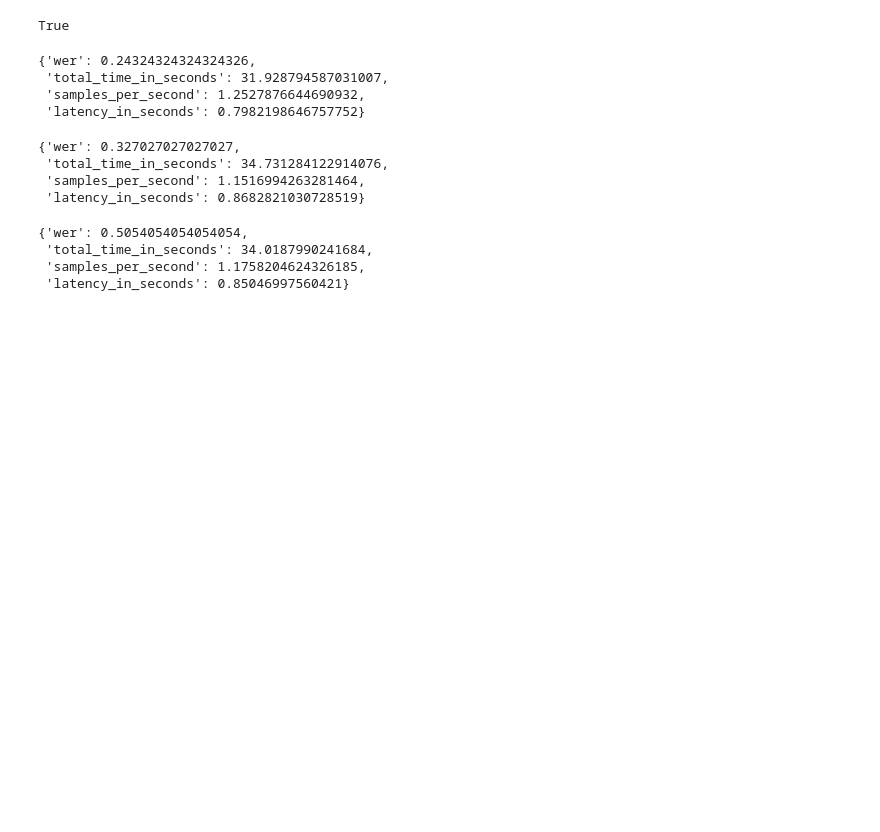
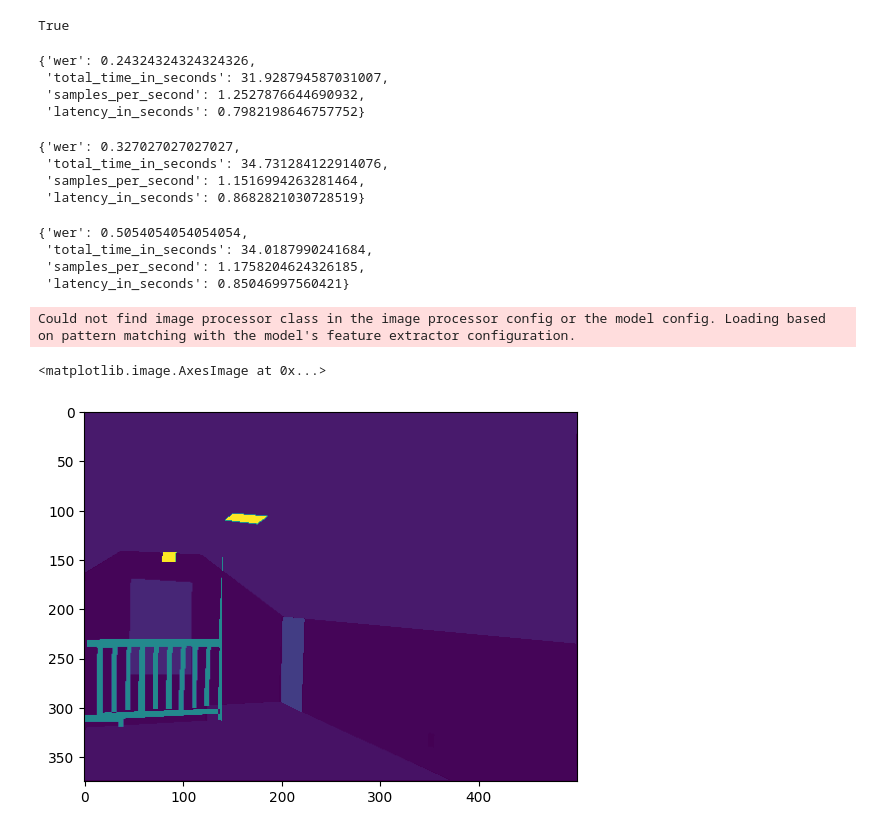
Before and after one commit to danjacobellis/moco, a Jupyter notebook: mpq.ipynb, the cells around one changed output. Saved outputs shown, nothing was run; the diff lists cells and outputs as text; code cells hidden in the pictures; blank space fills up the shorter version.

```diff
--- a/mpq.ipynb
+++ b/mpq.ipynb
@@ -207,3 +208,12 @@ eval_results
  'total_time_in_seconds': 34.0187990241684,
  'samples_per_second': 1.1758204624326185,
  'latency_in_seconds': 0.85046997560421}
+# %%
+data = load_dataset("scene_parse_150",split='validation')
+# %%
+pipe = pipeline(
+    task="image-segmentation",
+    model="nvidia/segformer-b0-finetuned-ade-512-512",
+)
+# %% [output]
+Could not find image processor class in the image processor config or the model config. Loading based on pattern matching with the model's feature extractor configuration.
@@ -209,0 +235,6 @@ eval_results
+# %%
+ground_truth = np.array(data[0]['annotation'])
+plt.imshow(ground_truth)
+# %% [output]
+<matplotlib.image.AxesImage at 0x...>
+[figure, added]
```
Also changed, not shown: parts of 5 cells of this notebook.
